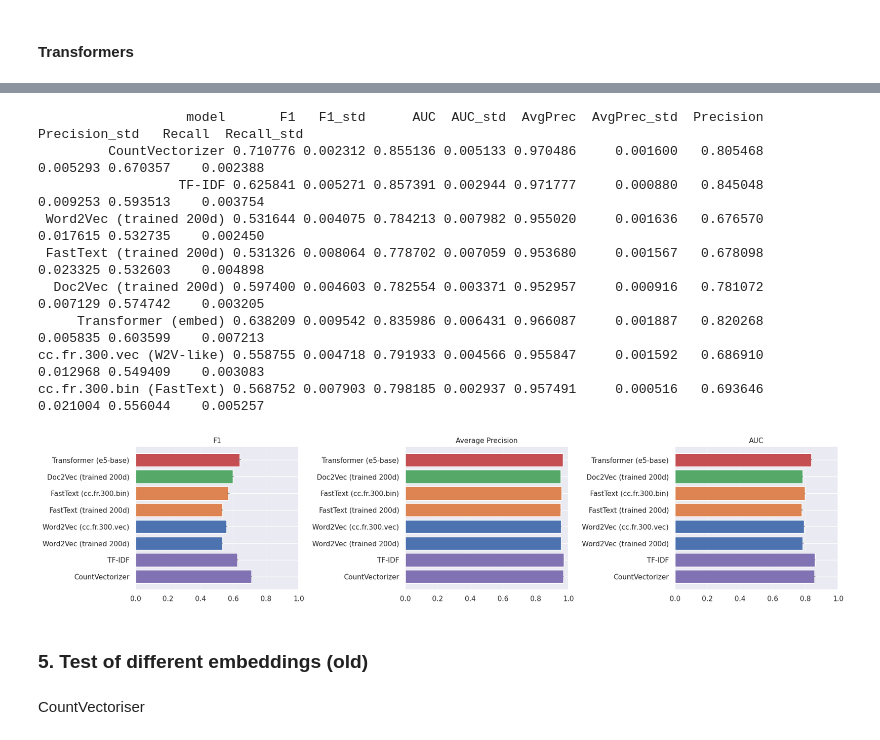
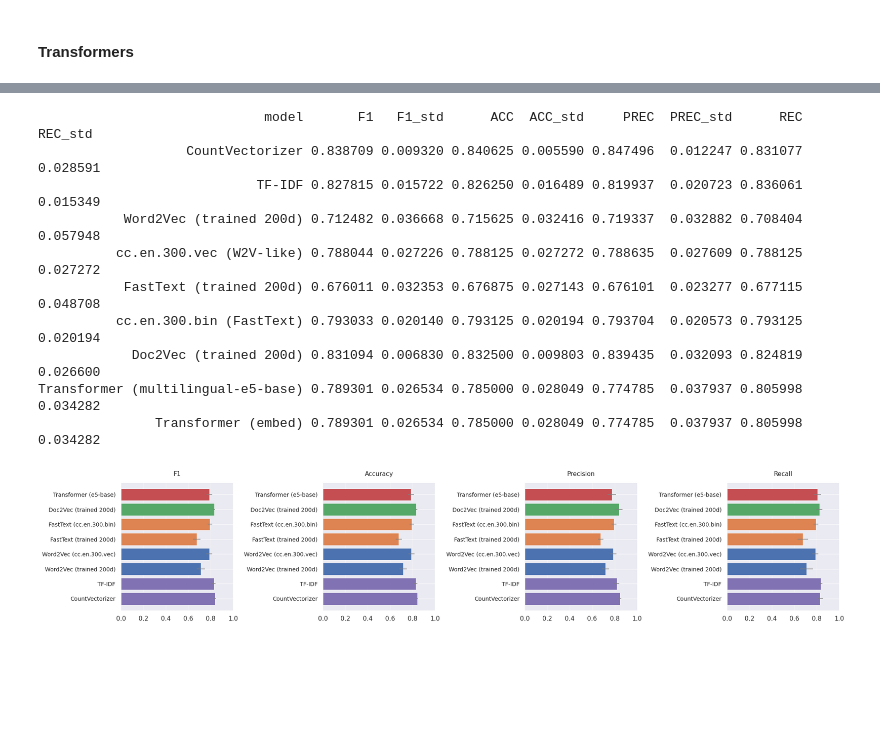
Before and after one commit to alan-man/tal-projet, a Jupyter notebook: pre_test_movies.ipynb, the cells around one changed output, grey strips where cells are left out. Cells and saved outputs as stored; diff of their text form; code cells hidden in the pictures; blank space fills up the shorter version.

```diff
--- a/pre_test_movies.ipynb
+++ b/pre_test_movies.ipynb
@@ -1643,57 +1750,55 @@ import matplotlib.pyplot as plt
 df_results = pd.DataFrame(RESULTS)
 print(df_results.to_string(index=False))
 
-
 order = [
     "CountVectorizer",
     "TF-IDF",
     "Word2Vec (trained 200d)",
-    "cc.fr.300.vec (W2V-like)",
+    "cc.en.300.vec (W2V-like)",
     "FastText (trained 200d)",
-    "cc.fr.300.bin (FastText)",
+    "cc.en.300.bin (FastText)",
     "Doc2Vec (trained 200d)",
     "Transformer (embed)",
 ]
 
 df_plot = df_results.set_index("model").reindex([m for m in order if m in df_results["model"].values]).reset_index()
 df_plot = df_plot.replace({
-    "cc.fr.300.vec (W2V-like)": "Word2Vec (cc.fr.300.vec)",
-    "cc.fr.300.bin (FastText)": "FastText (cc.fr.300.bin)",
+    "cc.en.300.vec (W2V-like)": "Word2Vec (cc.en.300.vec)",
+    "cc.en.300.bin (FastText)": "FastText (cc.en.300.bin)",
     "Transformer (embed)": "Transformer (e5-base)",})
 
 # same plotting code as before, adapted for model names on x axis
 
-METRICS = ["F1", "AvgPrec" , "AUC", ] #  "Precision", "Recall"
-LABELS  = ["F1", "Average Precision", "AUC", ]
+METRICS = ["F1", "ACC", "PREC", "REC"]    #  "Precision", "Recall"
+LABELS  = ["F1", "Accuracy", "Precision", "Recall"]
 
-fig, axes = plt.subplots(1, 3, figsize=(18, 4))
+fig, axes = plt.subplots(1, 4, figsize=(20, 4))
 for ax, metric, label in zip(axes, METRICS, LABELS):
     vals = df_plot[metric]
     colors = [sns.color_palette()[0] if "Word2Vec" in m
               else sns.color_palette()[1] if "Fast" in m
               else sns.color_palette()[2] if "Doc" in m
               else sns.color_palette()[3] if "Transformer" in m
               else sns.color_palette()[4]
               for m in df_plot["model"]]
     ax.barh(df_plot["model"], vals, color=colors, xerr=df_plot[f"{metric}_std"], error_kw={"elinewidth": 1.2, "ecolor": "gray"})
     ax.set_title(label, fontsize=11)
     ax.set_xlim(0, 1)
     # ax.spines[["top","right"]].set_visible(False)
     ax.grid(axis="x", alpha=0.3)
 
 plt.tight_layout()
-plt.savefig("images/pretest/vectorizer_comparison.pdf", dpi=150, bbox_inches="tight")
+plt.savefig("images/pretest/movies_vectorizer_comparison.pdf", dpi=150, bbox_inches="tight")
 plt.show()
 # %% [output]
-                   model       F1   F1_std      AUC  AUC_std  AvgPrec  AvgPrec_std  Precision  Precision_std   Recall  Recall_std
-         CountVectorizer 0.710776 0.002312 0.855136 0.005133 0.970486     0.001600   0.805468       0.005293 0.670357    0.002388
-                  TF-IDF 0.625841 0.005271 0.857391 0.002944 0.971777     0.000880   0.845048       0.009253 0.593513    0.003754
- Word2Vec (trained 200d) 0.531644 0.004075 0.784213 0.007982 0.955020     0.001636   0.676570       0.017615 0.532735    0.002450
- FastText (trained 200d) 0.531326 0.008064 0.778702 0.007059 0.953680     0.001567   0.678098       0.023325 0.532603    0.004898
-  Doc2Vec (trained 200d) 0.597400 0.004603 0.782554 0.003371 0.952957     0.000916   0.781072       0.007129 0.574742    0.003205
-     Transformer (embed) 0.638209 0.009542 0.835986 0.006431 0.966087     0.001887   0.820268       0.005835 0.603599    0.007213
-cc.fr.300.vec (W2V-like) 0.558755 0.004718 0.791933 0.004566 0.955847     0.001592   0.686910       0.012968 0.549409    0.003083
-cc.fr.300.bin (FastText) 0.568752 0.007903 0.798185 0.002937 0.957491     0.000516   0.693646       0.021004 0.556044    0.005257
+                             model       F1   F1_std      ACC  ACC_std     PREC  PREC_std      REC  REC_std
+                   CountVectorizer 0.838709 0.009320 0.840625 0.005590 0.847496  0.012247 0.831077 0.028591
+                            TF-IDF 0.827815 0.015722 0.826250 0.016489 0.819937  0.020723 0.836061 0.015349
+           Word2Vec (trained 200d) 0.712482 0.036668 0.715625 0.032416 0.719337  0.032882 0.708404 0.057948
+          cc.en.300.vec (W2V-like) 0.788044 0.027226 0.788125 0.027272 0.788635  0.027609 0.788125 0.027272
+           FastText (trained 200d) 0.676011 0.032353 0.676875 0.027143 0.676101  0.023277 0.677115 0.048708
+          cc.en.300.bin (FastText) 0.793033 0.020140 0.793125 0.020194 0.793704  0.020573 0.793125 0.020194
+            Doc2Vec (trained 200d) 0.831094 0.006830 0.832500 0.009803 0.839435  0.032093 0.824819 0.026600
+Transformer (multilingual-e5-base) 0.789301 0.026534 0.785000 0.028049 0.774785  0.037937 0.805998 0.034282
+               Transformer (embed) 0.789301 0.026534 0.785000 0.028049 0.774785  0.037937 0.805998 0.034282
-[figure, old version]
+[figure, new version]
-# %% [markdown]
-### 5. Test of different embeddings (old)
@@ -1702,2 +1804,0 @@ cc.fr.300.bin (FastText) 0.568752 0.007903 0.798185 0.002937 0.957491     0.0005
-# %% [markdown]
-CountVectoriser
```
Also changed, not shown: parts of 58 cells of this notebook, 8 other files.
